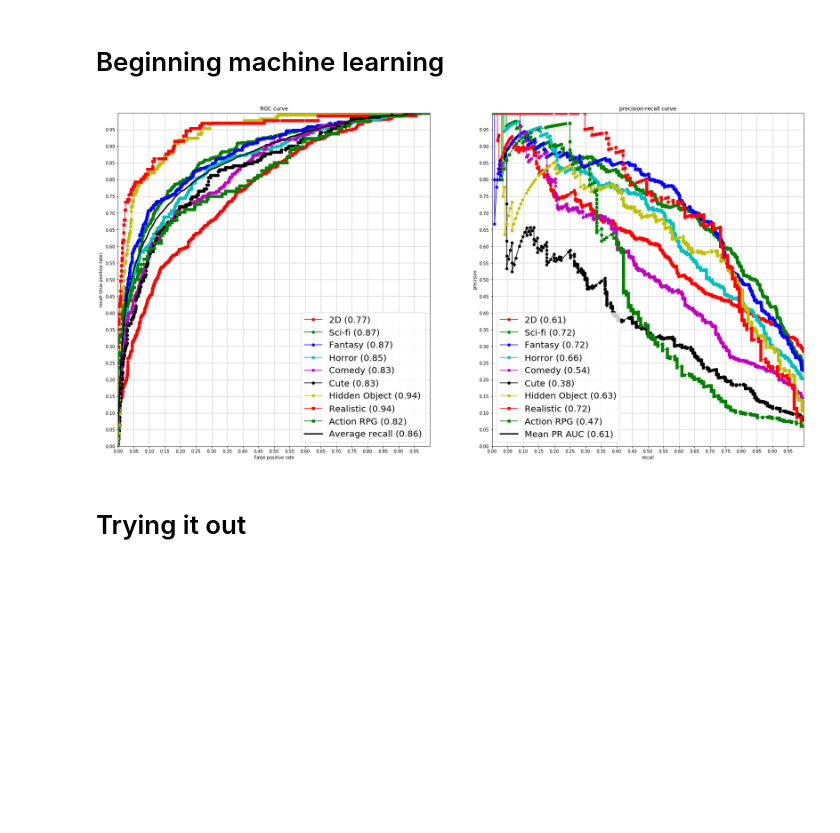
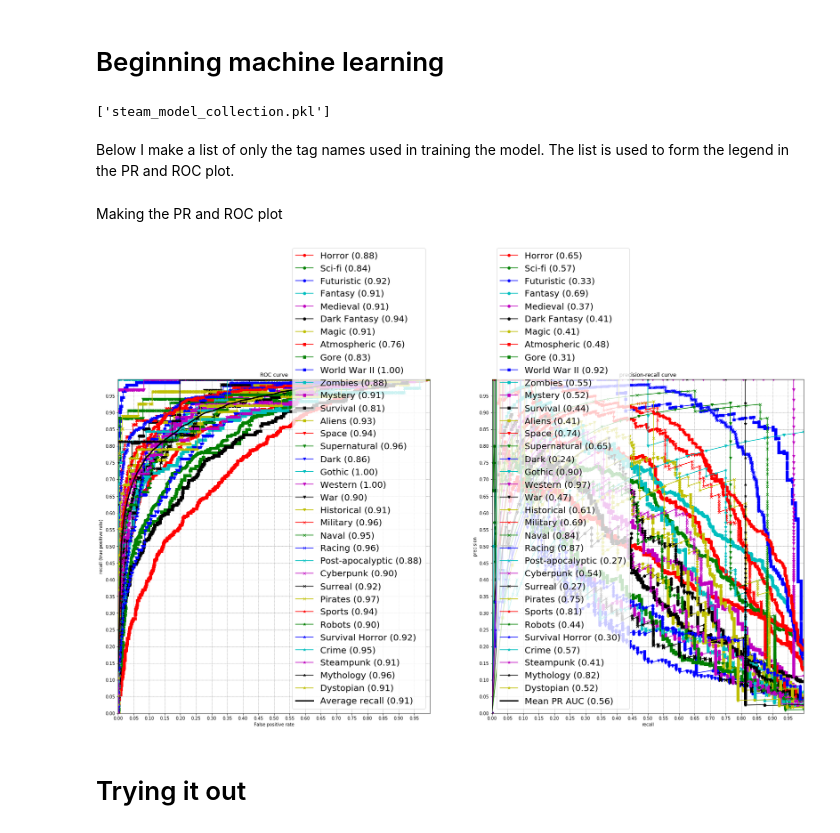
Before and after one commit to mikkelhartmann/arcade_trail, a Jupyter notebook: processing_steam_data.ipynb, the cells around one changed output. Saved outputs shown, nothing was run; the diff lists cells and outputs as text; code cells hidden in the pictures; blank space fills up the shorter version.

```diff
--- a/processing_steam_data.ipynb
+++ b/processing_steam_data.ipynb
@@ -140,4 +207,8 @@ idx_of_selected_tags
+# %%
+y = np.zeros( (len(description_subset), len(idx_of_selected_tags)) )
+for i, relevant_game_idx in enumerate(relevant_description_idx):
+    y[i,:] = y_mat[relevant_game_idx, idx_of_selected_tags]
 # %%
-for idx in idx_of_selected_tags:
-    print(np.sum(y_mat[:, idx]))
+for idx, col in enumerate(idx_of_selected_tags):
+    print(int(np.sum(y[:, idx])), tag_names[col])
 # %% [output]
@@ -153,7 +232,3 @@ for idx in idx_of_selected_tags:
-# %%
-y = np.zeros( (len(description_subset), len(idx_of_selected_tags)) )
-for i, idx in enumerate(relevant_description_idx):
-    y[i,:] = y_mat[idx, idx_of_selected_tags]
 # %% [markdown]
 # Going from words to a vector
 # %%
@@ -184,10 +258,22 @@ for genre in range(0,len(idx_of_selected_tags)):
     clf_clone = clone(model)
     clf_clone.fit(X_train, y_train[:, genre])
     model_collection.append(clf_clone)
+# %%
+joblib.dump(model_collection, 'steam_model_collection.pkl')
+# %% [output]
+['steam_model_collection.pkl']
+# %% [markdown]
+Below I make a list of only the tag names used in training the model. The list is used to form the legend in the PR and ROC plot.
+# %%
+selected_tag_names = []
+for idx in idx_of_selected_tags:
+    selected_tag_names.append(tag_names[idx])
+# %% [markdown]
+Making the PR and ROC plot
 # %%
-hf.make_roc_pr_plot(X_test, y_test, model_collection, tag_names_subset)
+hf.make_roc_pr_plot(X_test, y_test, model_collection, selected_tag_names)
 # %% [output]
-[figure, old version]
+[figure, new version]
 # %% [markdown]
 # Trying it out
 # %%
```
Also changed, not shown: parts of 47 cells of this notebook, 53 other files.
